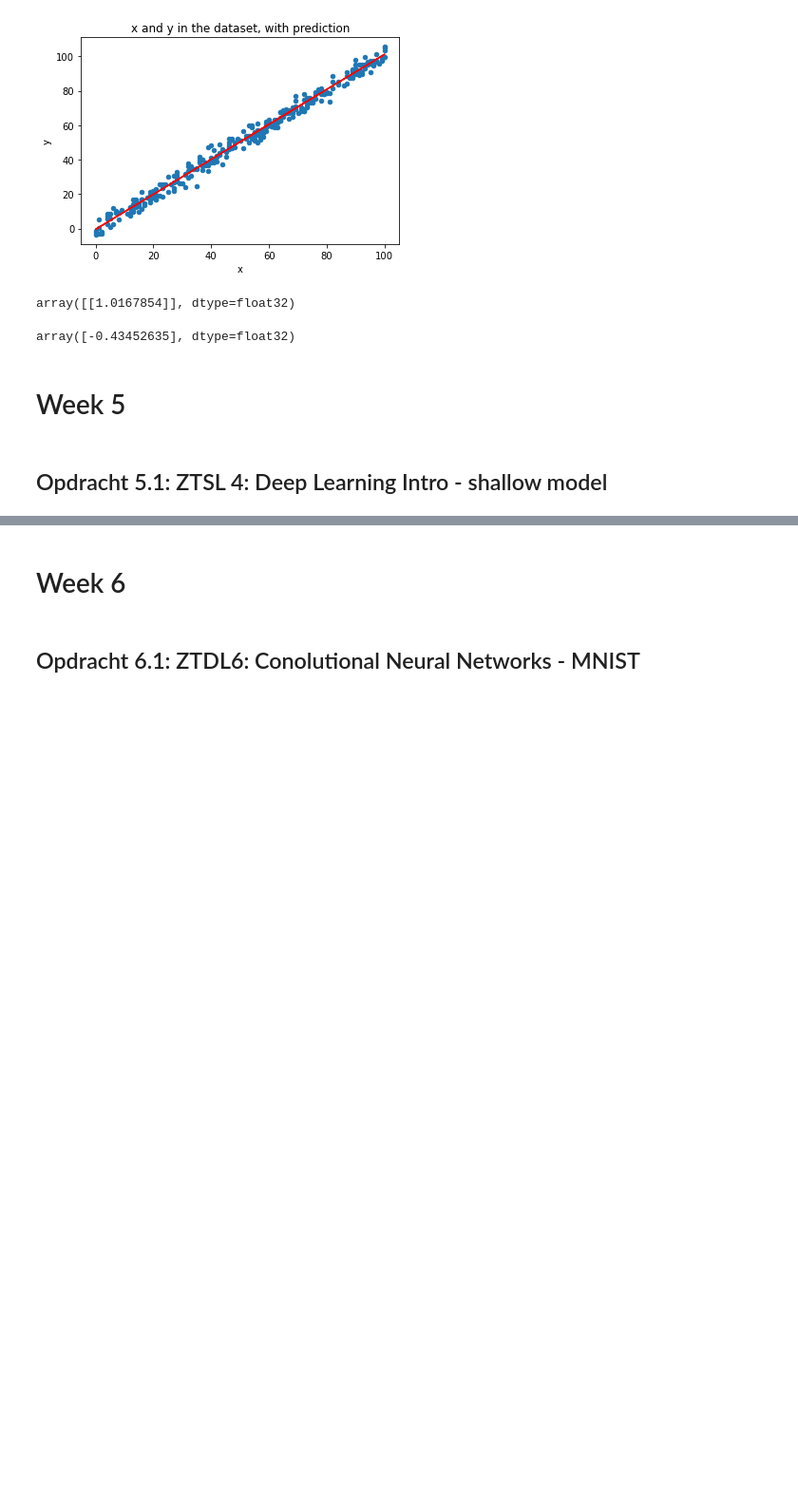
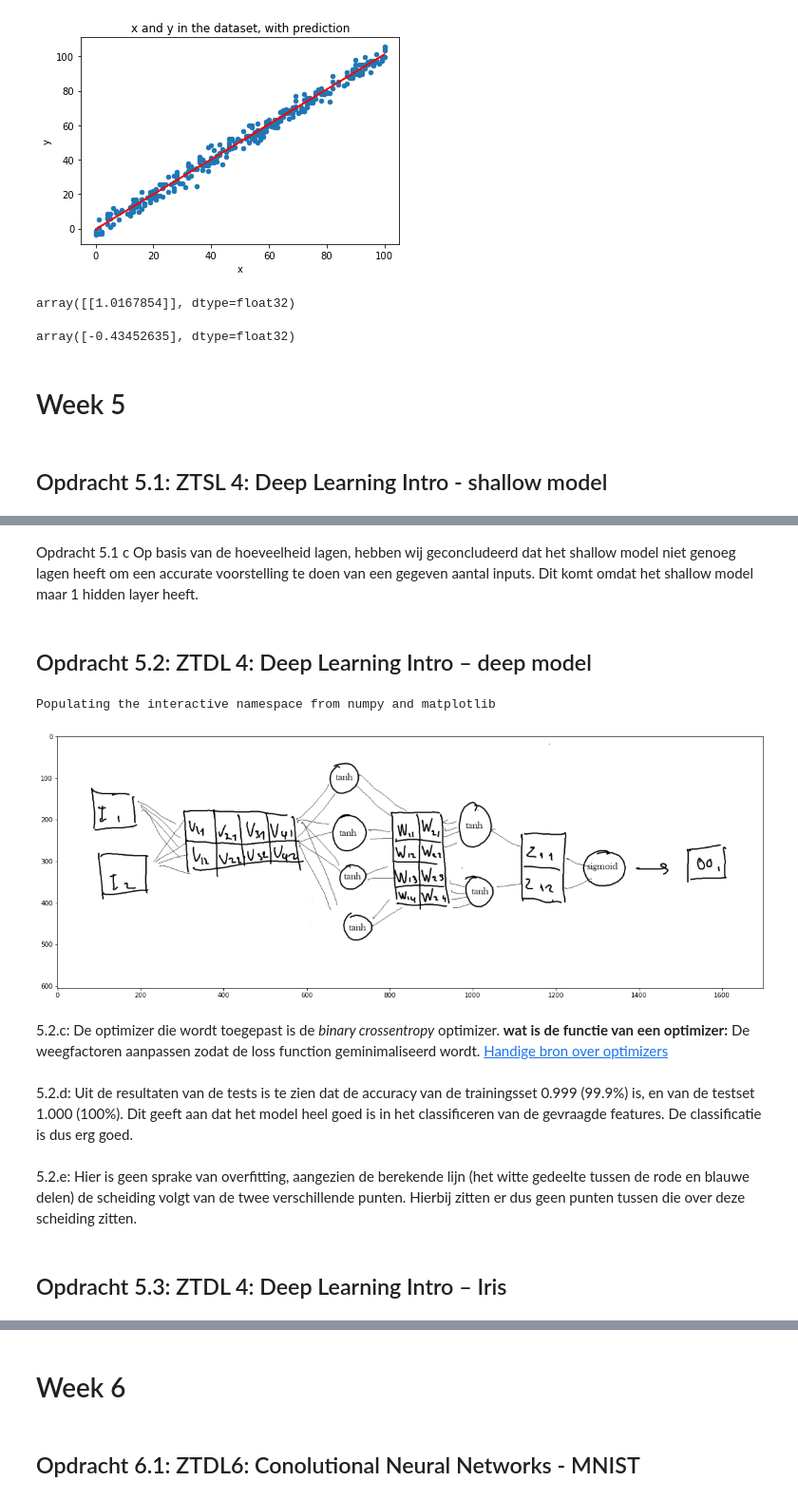
Before and after one commit to SemvdH/CVML-MachineLearning, a Jupyter notebook: exercises/Jupyter notebook CVML.ipynb, the cells around one changed output, grey strips where cells are left out. Shown at 95% size. Saved outputs shown, nothing was run; the diff lists cells and outputs as text; code cells hidden in the pictures; blank space fills up the shorter version.

Commit message:
[ADD] opdr 5.2

```diff
--- a/exercises/Jupyter notebook CVML.ipynb
+++ b/exercises/Jupyter notebook CVML.ipynb
@@ -564,0 +566,40 @@ Op basis van de hoeveelheid lagen, hebben wij geconcludeerd dat het shallow mode
+# %% [markdown]
+Opdracht 5.1 c
+Op basis van de hoeveelheid lagen, hebben wij geconcludeerd dat het shallow model niet genoeg lagen heeft om een accurate voorstelling te doen van een gegeven aantal inputs. Dit komt omdat het shallow model maar 1 hidden layer heeft.
+# %% [markdown]
+## Opdracht 5.2: ZTDL 4: Deep Learning Intro – deep model
+# %%
+"""
+Opdracht 5.2 b: We hebben een schets gemaakt van hoe wij denken dat het
+model er uit zal zien. De code voor het inladen van de foto hebben wij
+gehaald uit de practicumomschrijving.
+
+Er is te zien dat het model 2 inputs heeft, de eerste laag 4 outputs heeft,
+de tweede laag 2 ouputs heeft en de 3e laag 1 output heeft. Ook is te zien
+dat de eerste en 2e laag de tanh functie als activatiefunctie hebben, en de
+derde laag de sigmoid functie als activatiefunctie gebruikt. De matrices met
+de v, w en z waarden stellen de weegfactoren voor.
+Dit netwerk heeft 3 lagen.
+
+(om de foto beter te zien is het aan te raden om in te zoomen)
+"""
+
+%pylab inline
+import matplotlib.pyplot as plt
+import matplotlib.image as mpimg
+img = mpimg.imread('../data/opdr5-2-b.png')
+plt.figure(figsize(20,10))
+imgplot = plt.imshow(img)
+# %% [output]
+Populating the interactive namespace from numpy and matplotlib
+[figure, added]
+# %% [markdown]
+5.2.c: De optimizer die wordt toegepast is de _binary crossentropy_ optimizer.
+**wat is de functie van een optimizer:** De weegfactoren aanpassen zodat de loss function geminimaliseerd wordt. [Handige bron over optimizers](https://medium.datadriveninvestor.com/overview-of-different-optimizers-for-neural-networks-e0ed119440c3)
+# %% [markdown]
+5.2.d: Uit de resultaten van de tests is te zien dat de accuracy van de trainingsset 0.999 (99.9%) is, en van de testset 1.000 (100%). Dit geeft aan dat het model heel goed is in het classificeren van de gevraagde features. De classificatie is dus erg goed.
+# %% [markdown]
+5.2.e: Hier is geen sprake van overfitting, aangezien de berekende lijn
+(het witte gedeelte tussen de rode en blauwe delen) de scheiding volgt van de twee verschillende punten. Hierbij zitten er dus geen punten tussen die over deze scheiding zitten.
+# %% [markdown]
+## Opdracht 5.3: ZTDL 4: Deep Learning Intro – Iris
```
Also changed, not shown: parts of 23 cells of this notebook, 4 other files.
